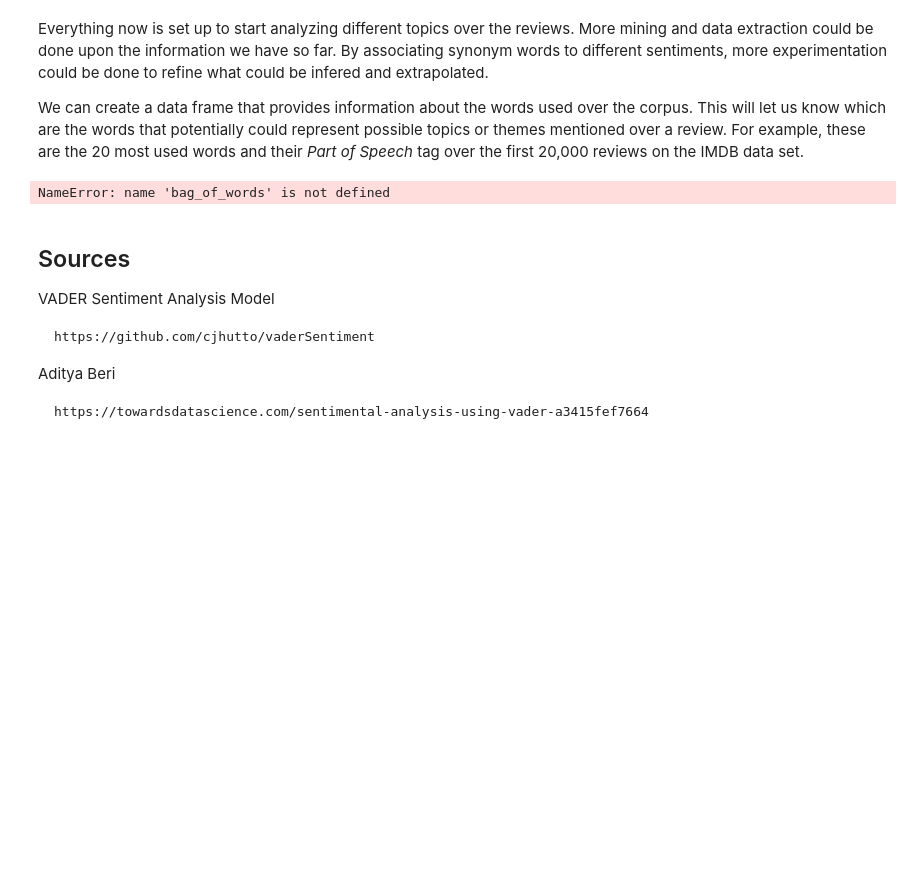
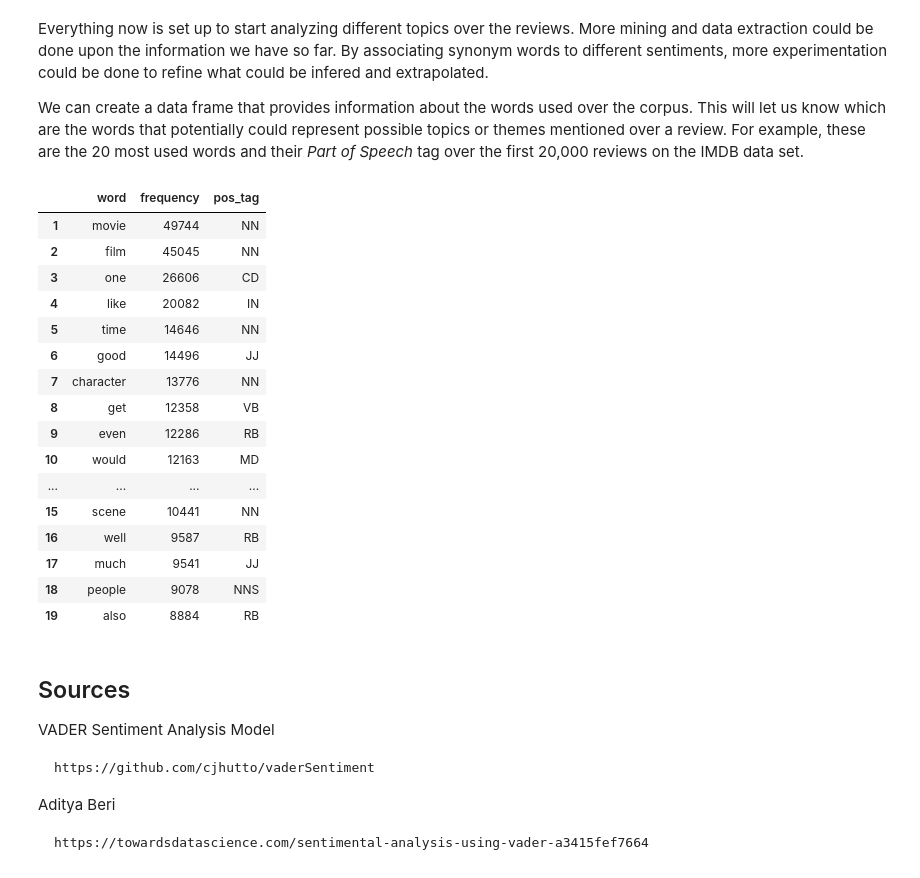
Before and after one commit to javierjevf/NLP-Sentiment-Analysis-, a Jupyter notebook: sentiment_analysis.ipynb, the cells around one changed output. Saved outputs shown, nothing was run; the diff lists cells and outputs as text; code cells hidden in the pictures; blank space fills up the shorter version.

```diff
--- a/sentiment_analysis.ipynb
+++ b/sentiment_analysis.ipynb
@@ -162,12 +162,38 @@ Everything now is set up to start analyzing different topics over the reviews. M
 
 We can create a data frame that provides information about the words used over the corpus. This will let us know which are the words that potentially could represent possible topics or themes mentioned over a review. For example, these are the 20 most used words and their *Part of Speech* tag over the first 20,000 reviews on the IMDB data set.
 # %%
+# Create an instance of the lemmatizer to be used and create variables which will hold the different lemmatized database.
+lemmatizer = WordNetLemmatizer()
+
+bag_of_words = []
+
+for i in range(len(movies["review_clean"][0:25000])):
+    for word in movies["review_clean"].iloc[i]:
+        word = lemmatizer.lemmatize(word,pos="n")
+        bag_of_words.append(word)
+
 most_common = nltk.FreqDist(bag_of_words)
 freq_df = pd.DataFrame(most_common.most_common(10001),columns=["word","frequency"])
 freq_df["pos_tag"] = freq_df.word.apply(lambda x: nltk.pos_tag([x])[0][1])
 freq_df[1:20]
 # %% [output]
-NameError: name 'bag_of_words' is not defined
+|  | word | frequency | pos_tag |
+| 1 | movie | 49744 | NN |
+| 2 | film | 45045 | NN |
+| 3 | one | 26606 | CD |
+| 4 | like | 20082 | IN |
+| 5 | time | 14646 | NN |
+| 6 | good | 14496 | JJ |
+| 7 | character | 13776 | NN |
+| 8 | get | 12358 | VB |
+| 9 | even | 12286 | RB |
+| 10 | would | 12163 | MD |
+| ... | ... | ... | ... |
+| 15 | scene | 10441 | NN |
+| 16 | well | 9587 | RB |
+| 17 | much | 9541 | JJ |
+| 18 | people | 9078 | NNS |
+| 19 | also | 8884 | RB |
 # %% [markdown]
 ## Sources
 
```
